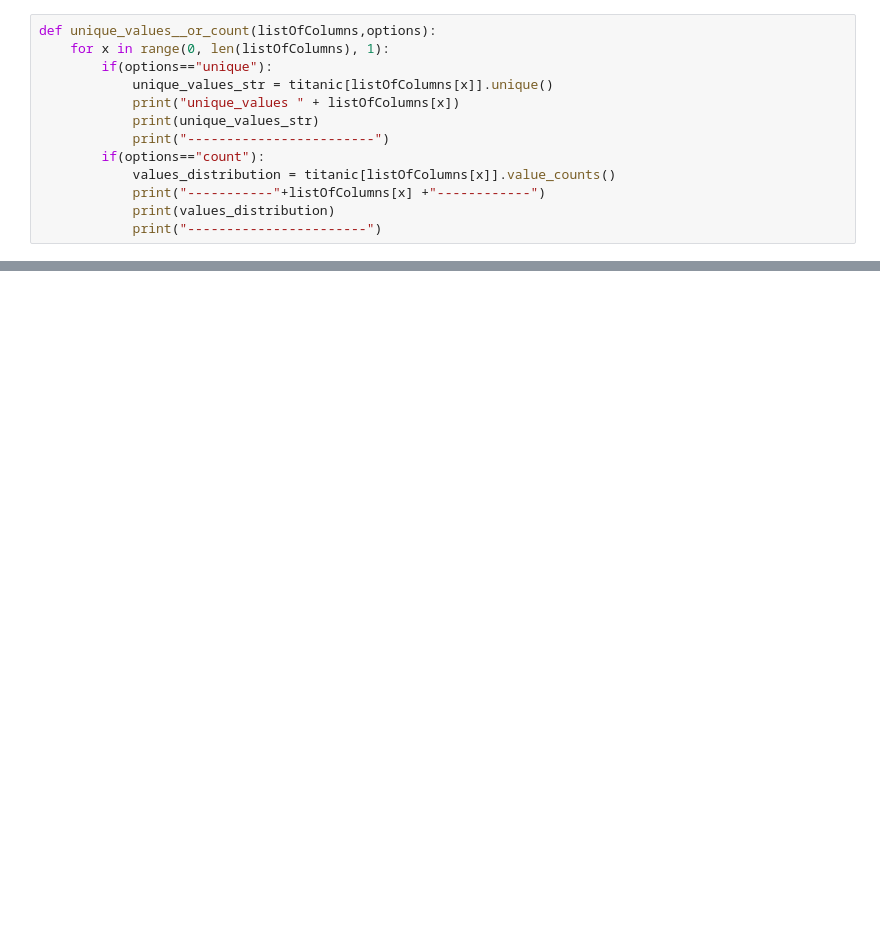
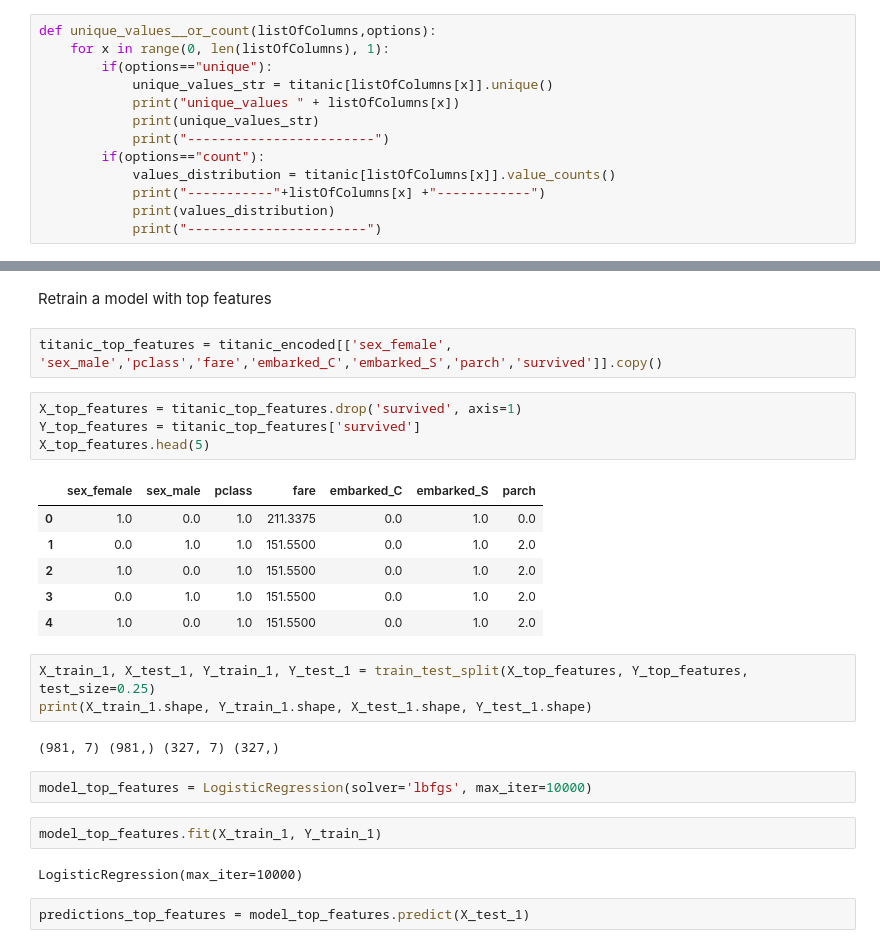
Before and after one commit to sumitraju/data-science, a Jupyter notebook: feature_selection/anova.ipynb, the cells around one changed output, grey strips where cells are left out. Drawn from its saved outputs; the diff is of its cells as text; blank space fills up the shorter version.

```diff
--- a/feature_selection/anova.ipynb
+++ b/feature_selection/anova.ipynb
@@ -126,0 +307,28 @@ titanic.drop(labels=["PassengerId","binnedInc","TARGET_deathRate"],axis=1,inplac
+# %% [markdown]
+Retrain a model with top features
+# %%
+titanic_top_features = titanic_encoded[['sex_female', 'sex_male','pclass','fare','embarked_C','embarked_S','parch','survived']].copy()
+# %%
+X_top_features = titanic_top_features.drop('survived', axis=1)
+Y_top_features = titanic_top_features['survived']
+X_top_features.head(5)
+# %% [output]
+|  | sex_female | sex_male | pclass | fare | embarked_C | embarked_S | parch |
+| 0 | 1.0 | 0.0 | 1.0 | 211.3375 | 0.0 | 1.0 | 0.0 |
+| 1 | 0.0 | 1.0 | 1.0 | 151.5500 | 0.0 | 1.0 | 2.0 |
+| 2 | 1.0 | 0.0 | 1.0 | 151.5500 | 0.0 | 1.0 | 2.0 |
+| 3 | 0.0 | 1.0 | 1.0 | 151.5500 | 0.0 | 1.0 | 2.0 |
+| 4 | 1.0 | 0.0 | 1.0 | 151.5500 | 0.0 | 1.0 | 2.0 |
+# %%
+X_train_1, X_test_1, Y_train_1, Y_test_1 = train_test_split(X_top_features, Y_top_features, test_size=0.25)
+print(X_train_1.shape, Y_train_1.shape, X_test_1.shape, Y_test_1.shape)
+# %% [output]
+(981, 7) (981,) (327, 7) (327,)
+# %%
+model_top_features = LogisticRegression(solver='lbfgs', max_iter=10000)
+# %%
+model_top_features.fit(X_train_1, Y_train_1)
+# %% [output]
+LogisticRegression(max_iter=10000)
+# %%
+predictions_top_features = model_top_features.predict(X_test_1)
```
Also changed, not shown: parts of 41 cells of this notebook, 2 other files.
